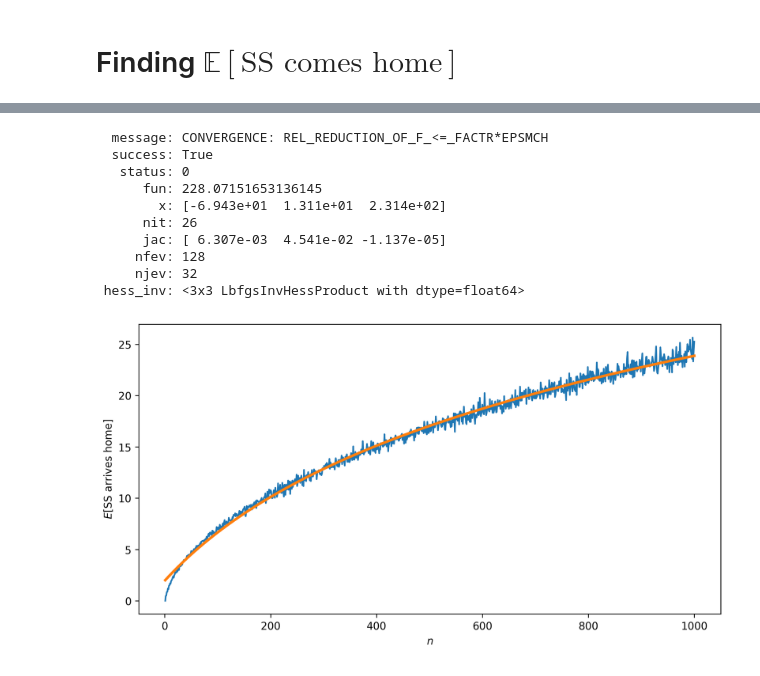
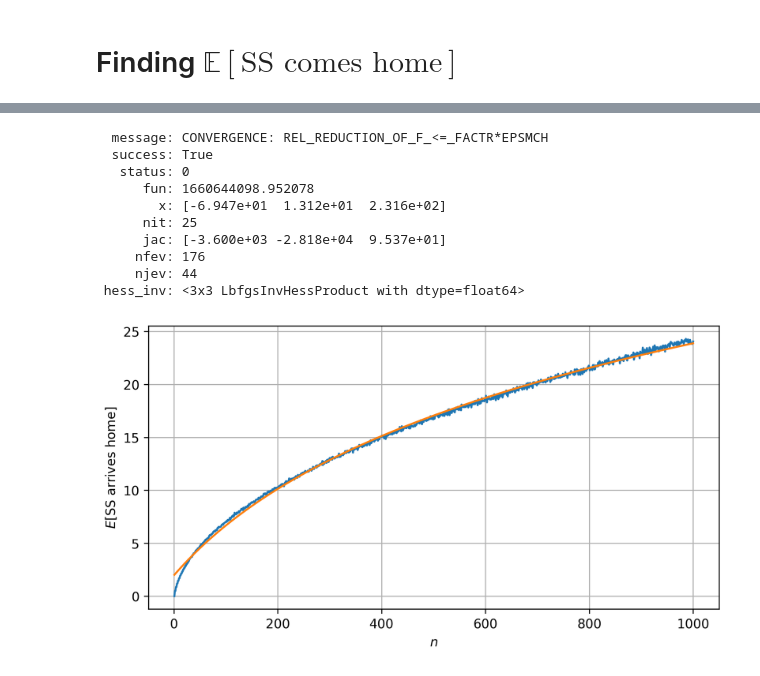
Before and after one commit to nngerncham/cs315_private, a Jupyter notebook: midterm/Problem 2.ipynb, the cells around one changed output, grey strips where cells are left out. Saved outputs shown, nothing was run; the diff lists cells and outputs as text; code cells hidden in the pictures.

```diff
--- a/midterm/Problem 2.ipynb
+++ b/midterm/Problem 2.ipynb
@@ -8,7 +8,7 @@ from scipy.optimize import minimize
 from IPython.display import display, Math
 
 N = 1000
-M = 1000
+M = 10000
 rng = np.random.default_rng()
 
 %matplotlib inline
@@ -74,10 +72,0 @@ plt.show(fig)
-# %%
-s = 0
-
-xs = np.arange(1, N+1)[s:]
-ys = df_probs.groupby("n").mean()["Home visits"].to_numpy()[s:]
-
-# ref: https://math.stackexchange.com/questions/592610/how-to-fit-logarithmic-curve-to-data-in-the-least-squares-sense
-A = np.array([np.log(xs), np.repeat(1, xs.size)]).T
-B = ys
-a, b = np.linalg.inv(A.T @ A) @ A.T @ B
@@ -86,3 +73,10 @@ m, c = np.polyfit(xs, ys, 1)
+# %%
+s = 0
+
+# xs = np.arange(1, N+1)[s:]
+# ys = df_probs.groupby("n").mean()["Home visits"].to_numpy()[s:]
+xs = df_probs["n"].to_numpy()[s:]
+ys = df_probs["Home visits"].to_numpy()[s:]
 # %%
 def cost(v):
     a, b, h = v
@@ -96,29 +90,33 @@ minimize_res
   message: CONVERGENCE: REL_REDUCTION_OF_F_<=_FACTR*EPSMCH
   success: True
    status: 0
-      fun: 228.07151653136145
-        x: [-6.943e+01  1.311e+01  2.314e+02]
-      nit: 26
-      jac: [ 6.307e-03  4.541e-02 -1.137e-05]
-     nfev: 128
-     njev: 32
+      fun: 1660644098.952078
+        x: [-6.947e+01  1.312e+01  2.316e+02]
+      nit: 25
+      jac: [-3.600e+03 -2.818e+04  9.537e+01]
+     nfev: 176
+     njev: 44
  hess_inv: <3x3 LbfgsInvHessProduct with dtype=float64>
 # %%
-fig, ax = plt.subplots(figsize=(10, 5), dpi=300)
+fig, ax = plt.subplots(figsize=(8, 4), dpi=300)
+
+xs = np.arange(1, N+1)[s:]
+ys = df_probs.groupby("n").mean()["Home visits"].to_numpy()[s:]
 
 # sns.lineplot(df_probs, x="n", y="Home visits")
 sns.lineplot(x=xs, y=ys)
 ax.set_ylabel("$E$[SS arrives home]")
 ax.set_xlabel("$n$")
 
 # sns.lineplot(x=xs, y=a * np.log(xs) + b)
 # sns.lineplot(x=xs, y=m * xs + c)
-sns.lineplot(x=xs, y=r * np.log(xs + h) + k, linewidth=2.5)
+sns.lineplot(x=xs, y=r * np.log(xs + h) + k, linewidth=1.5)
 
 fig.savefig("graphics/02-fittedline", bbox_inches='tight')
+plt.grid()
 plt.show(fig)
 # %% [output]
-[figure, old version]
+[figure, new version]
 # %%
 display(Math(f"\\text{{Best fit line }}r \\cdot \\log(x + h) + c \\approx {round(r, 2)}\\log(x + {round(h, 2)}) {round(k, 2)}"))
 # %% [output]
```
Also changed, not shown: parts of 6 cells of this notebook, 3 other files.
